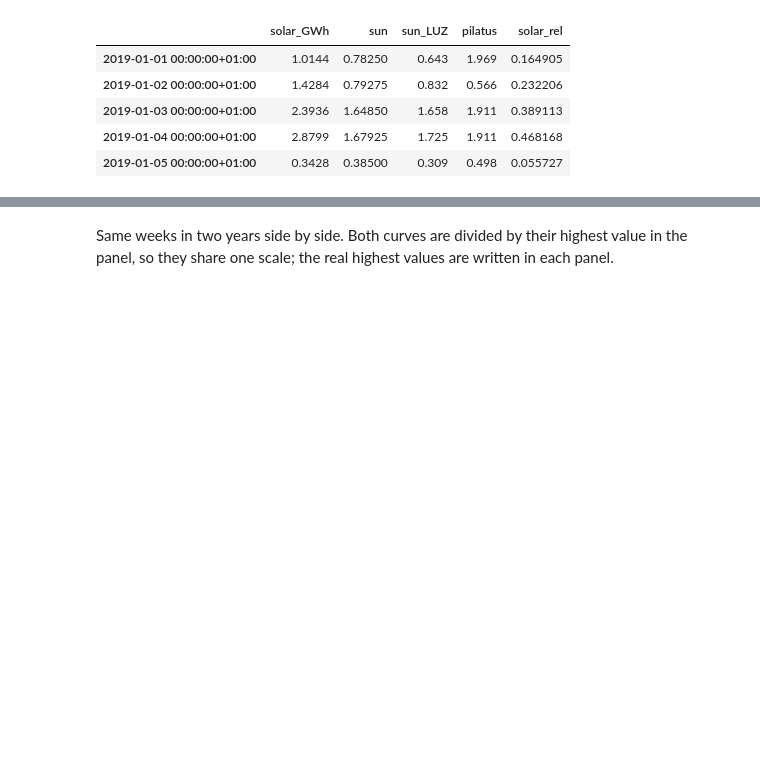
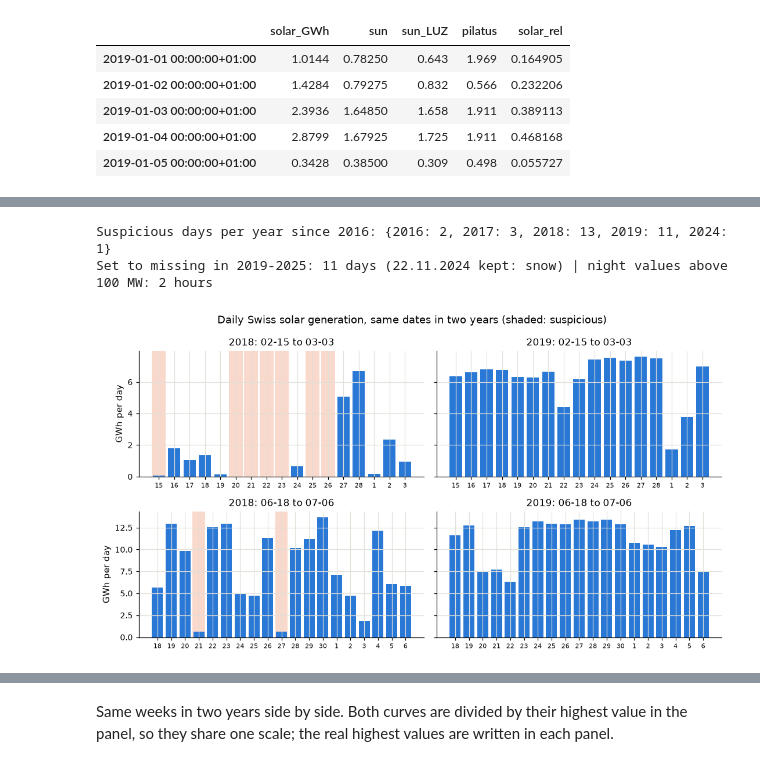
Before and after one commit to Elias-Schwegler/Flurin_Elias_hs26_project, a Jupyter notebook: notebooks/combined/combined_eda.ipynb, the cells around one changed output, grey strips where cells are left out. Saved outputs shown, nothing was run; the diff lists cells and outputs as text; code cells hidden in the pictures; blank space fills up the shorter version.

```diff
--- a/notebooks/combined/combined_eda.ipynb
+++ b/notebooks/combined/combined_eda.ipynb
@@ -95,0 +253,29 @@ Hours: 61368 | days set to missing: 11 | empty solar hours: 266 | empty radiatio
+# %%
+suspicious = daily_raw[(daily_raw < 0.10 * typical) & (daily_raw.index.year >= 2016)]
+print("Suspicious days per year since 2016:", suspicious.groupby(suspicious.index.year).size().to_dict())
+print("Set to missing in 2019-2025:", len(flagged), "days (22.11.2024 kept: snow) |",
+      "night values above 100 MW:", int((solar_raw.loc["2019":"2025"][night] > 100).sum()), "hours")
+
+periods = [("02-15", "03-03"), ("06-18", "07-06")]
+fig, axes = plt.subplots(2, 2, figsize=(10, 5.5), sharey="row")
+for row, (a, b) in enumerate(periods):
+    for col, year in enumerate([2018, 2019]):
+        part = daily_raw.loc[f"{year}-{a}":f"{year}-{b}"]
+        ax = axes[row, col]
+        x = np.arange(len(part))
+        ax.bar(x, part.values, color=BLUE)
+        for i, t in enumerate(part.index):
+            if t in suspicious.index:   # shade the day, so a zero bar is still visible
+                ax.axvspan(i - 0.45, i + 0.45, color=ORANGE, alpha=0.25, linewidth=0, zorder=0)
+        ax.set_xticks(x, part.index.day)
+        ax.set_title(f"{year}: {a} to {b}")
+        ax.tick_params(axis="x", labelsize=7)
+    axes[row, 0].set_ylabel("GWh per day")
+fig.suptitle("Daily Swiss solar generation, same dates in two years (shaded: suspicious)")
+plt.tight_layout()
+save(fig, "suspicious_days_2018_vs_2019")
+plt.show()
+# %% [output]
+Suspicious days per year since 2016: {2016: 2, 2017: 3, 2018: 13, 2019: 11, 2024: 1}
+Set to missing in 2019-2025: 11 days (22.11.2024 kept: snow) | night values above 100 MW: 2 hours
+[figure, added]
```
Also changed, not shown: parts of 87 cells of this notebook, 11 other files.
